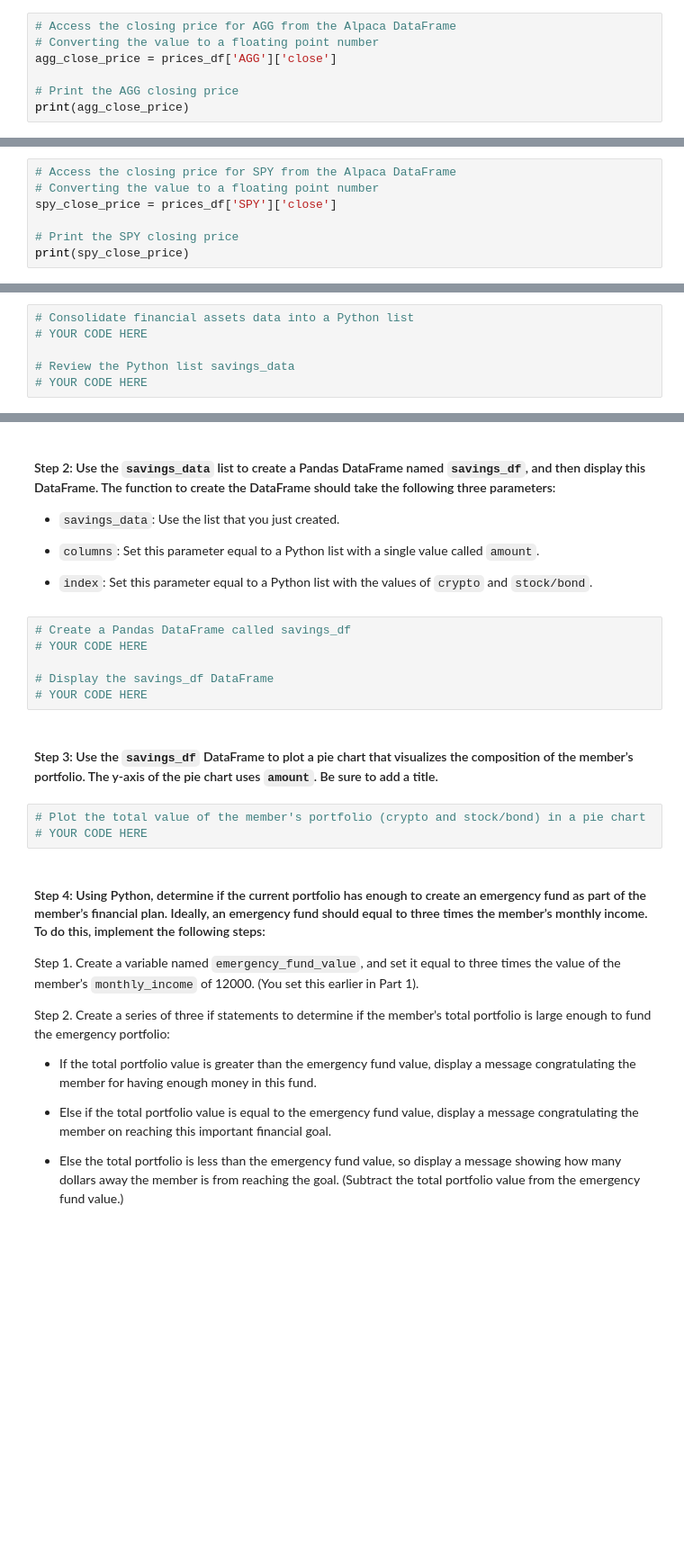
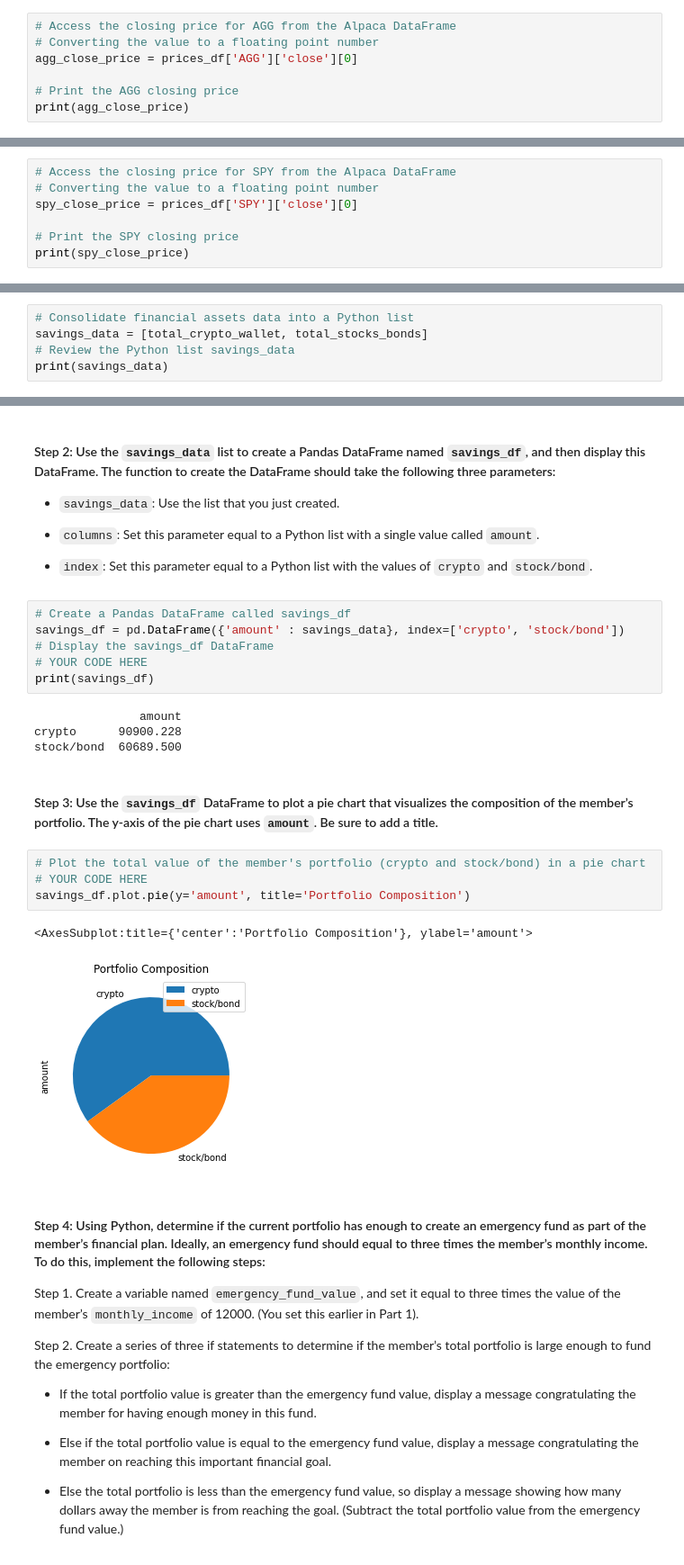
Before and after one commit to AnilVinnakota/assignment5, a Jupyter notebook: financial_planning_tools.ipynb, the cells around one changed output, grey strips where cells are left out. Shown: that part at 90% size. Cells and saved outputs as stored; diff of their text form; blank space fills up the shorter version.

```diff
--- a/financial_planning_tools.ipynb
+++ b/financial_planning_tools.ipynb
@@ -247,7 +247,7 @@ prices_df.head()
 # %%
 # Access the closing price for AGG from the Alpaca DataFrame
 # Converting the value to a floating point number
-agg_close_price = prices_df['AGG']['close']
+agg_close_price = prices_df['AGG']['close'][0]
 
 # Print the AGG closing price
 print(agg_close_price)
@@ -257,7 +256,7 @@ Name: close, dtype: float64
 # %%
 # Access the closing price for SPY from the Alpaca DataFrame
 # Converting the value to a floating point number
-spy_close_price = prices_df['SPY']['close']
+spy_close_price = prices_df['SPY']['close'][0]
 
 # Print the SPY closing price
 print(spy_close_price)
@@ -335,7 +329,6 @@ In this section, you’ll use the valuations for the cryptocurrency wallet and f
 #### Step 1: Create a Python list named `savings_data` that has two elements. The first element contains the total value of the cryptocurrency wallet. The second element contains the total value of the stock and bond portions of the portfolio.
 # %%
 # Consolidate financial assets data into a Python list
-# YOUR CODE HERE
-
+savings_data = [total_crypto_wallet, total_stocks_bonds]
 # Review the Python list savings_data
-# YOUR CODE HERE
+print(savings_data)
@@ -349,15 +344,23 @@ In this section, you’ll use the valuations for the cryptocurrency wallet and f
 - `index`: Set this parameter equal to a Python list with the values of `crypto` and `stock/bond`.
 # %%
 # Create a Pandas DataFrame called savings_df
-# YOUR CODE HERE
-
+savings_df = pd.DataFrame({'amount' : savings_data}, index=['crypto', 'stock/bond'])
 # Display the savings_df DataFrame
 # YOUR CODE HERE
+print(savings_df)
+# %% [output]
+               amount
+crypto      90900.228
+stock/bond  60689.500
 # %% [markdown]
 #### Step 3: Use the `savings_df` DataFrame to plot a pie chart that visualizes the composition of the member’s portfolio. The y-axis of the pie chart uses `amount`. Be sure to add a title.
 # %%
 # Plot the total value of the member's portfolio (crypto and stock/bond) in a pie chart
 # YOUR CODE HERE
+savings_df.plot.pie(y='amount', title='Portfolio Composition')
+# %% [output]
+<AxesSubplot:title={'center':'Portfolio Composition'}, ylabel='amount'>
+[figure, added]
 # %% [markdown]
 #### Step 4: Using Python, determine if the current portfolio has enough to create an emergency fund as part of the member’s financial plan. Ideally, an emergency fund should equal to three times the member’s monthly income. To do this, implement the following steps:
 
```
Also changed, not shown: parts of 10 cells of this notebook.
